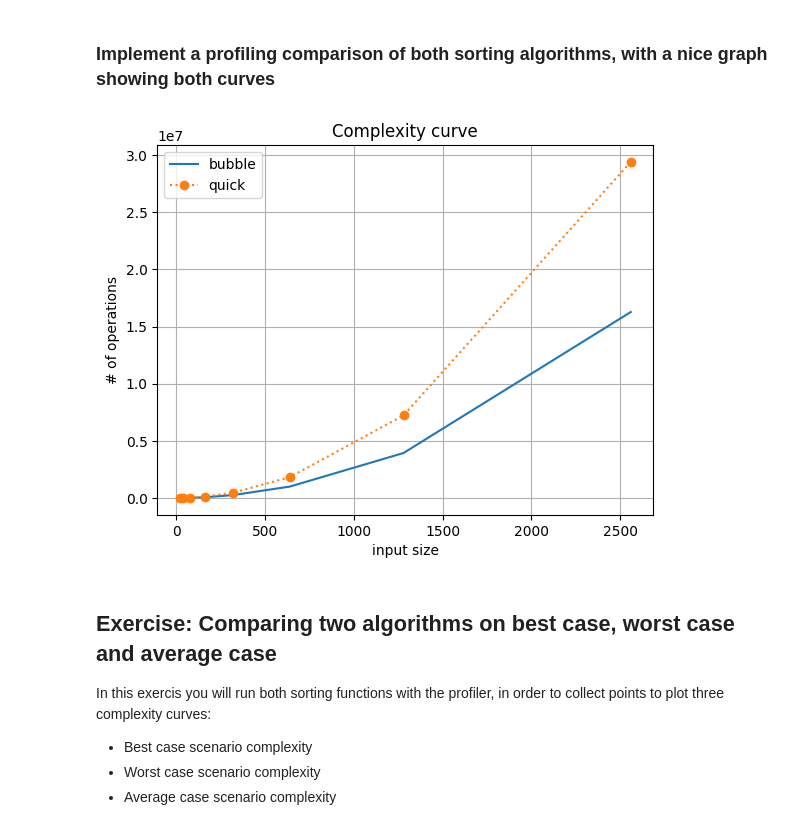
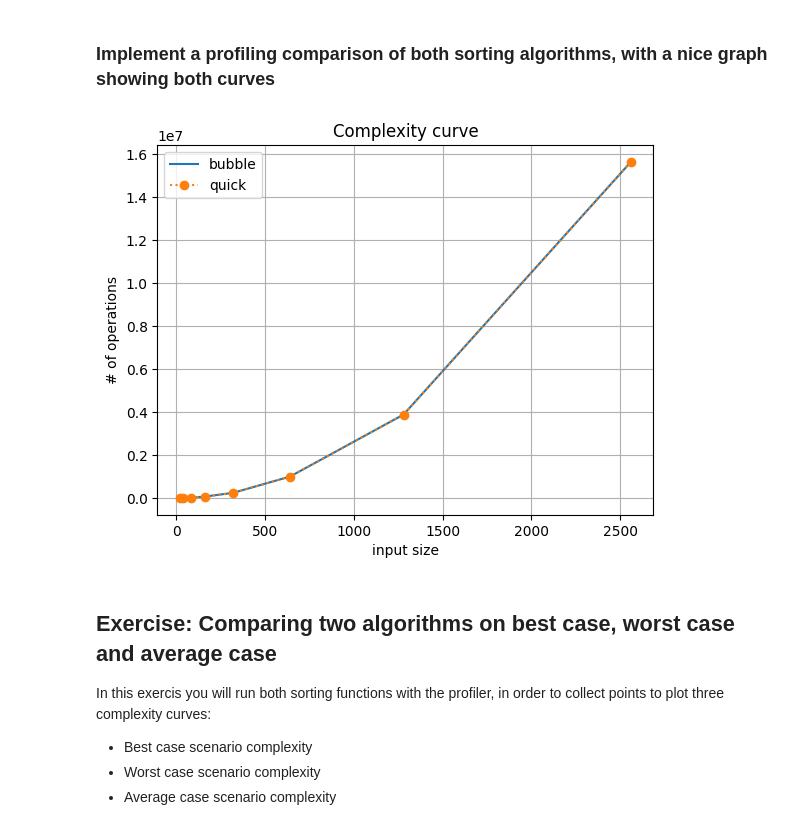
Before and after one commit to ZhangSanbaoo/School_Things, a Jupyter notebook: TP2-Practice-Complexity_and_Profiling.ipynb, the cells around one changed output. Drawn from its saved outputs; the diff is of its cells as text; code cells hidden in the pictures.

```diff
--- a/TP2-Practice-Complexity_and_Profiling.ipynb
+++ b/TP2-Practice-Complexity_and_Profiling.ipynb
@@ -342,31 +342,32 @@ print(array)
 # %%
 # It's up to you !
 # TODO your code here
 dataSize = 10
 sizeList = []
 costList = []
 costListq = []
 for i in range(8):
     dataSize = dataSize * 2
     array = np.random.randint(-sys.maxsize-1, sys.maxsize,size=dataSize,dtype=np.int64).tolist()
     prof = pprofile.Profile()
     prof.runcall(bubbleSort, array)
     timingFile = list(prof.file_dict.values())[0][0]
     numOps = timingFile.getTotalHitCount()
     sizeList.append(dataSize)
     costList.append(numOps)
+    prof = pprofile.Profile()
     prof.runcall(quickSort,array)
     numOps = timingFile.getTotalHitCount()
     costListq.append(numOps)
 fig, ax = plt.subplots()
 ax.plot(sizeList, costList, label="bubble")
 ax.plot(sizeList, costListq, ":o", label="quick")
 ax.legend()
 ax.set(xlabel='input size', ylabel='# of operations',title='Complexity curve')
 ax.grid()
 plt.show()
 # %% [output]
-[figure, old version]
+[figure, new version]
 # %% [markdown]
 ## Exercise: Comparing two algorithms on best case, worst case and average case
 In this exercis you will run both sorting functions with the profiler, in order to collect points to plot three complexity curves:
```
Also changed, not shown: parts of 17 cells of this notebook.
